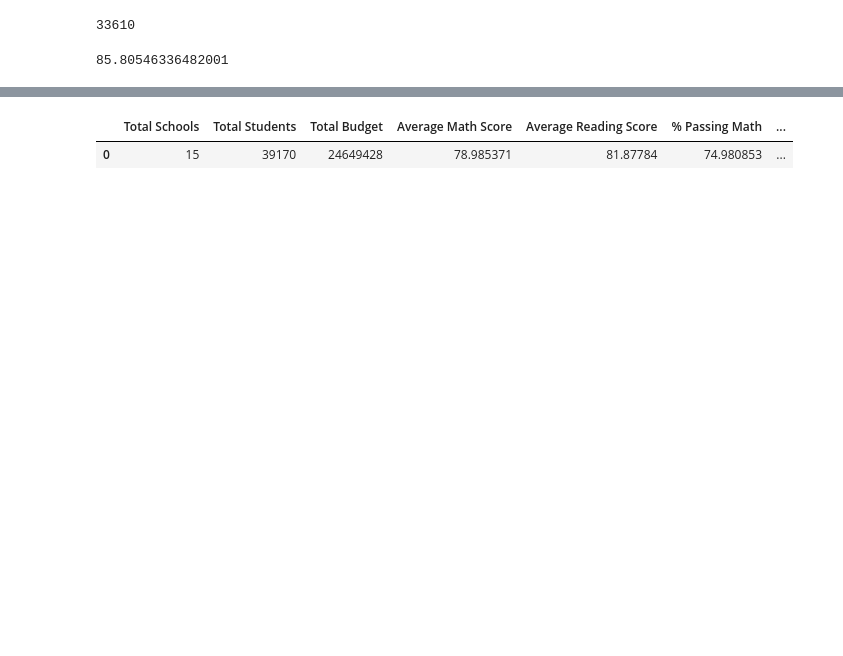
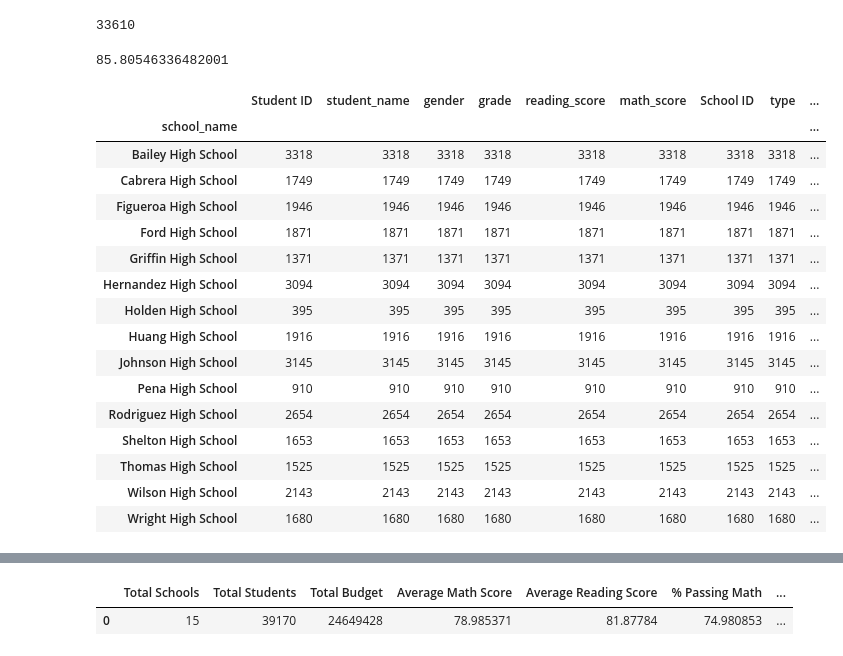
Before and after one commit to Terra999/pandas-challenge, a Jupyter notebook: PyCitySchools/PyCitySchools.ipynb, the cells around one changed output, grey strips where cells are left out. Saved outputs shown, nothing was run; the diff lists cells and outputs as text; code cells hidden in the pictures; blank space fills up the shorter version.

```diff
--- a/PyCitySchools/PyCitySchools.ipynb
+++ b/PyCitySchools/PyCitySchools.ipynb
@@ -72,3 +58,7 @@ student_count_unique_df = school_data_renamed_df["Student ID"].nunique()
 student_count_unique_df
 # %% [output]
 39170
+# %%
+#Trying a new method to get number of students with passing scores by dropping the non-passing scores.
+passing_math_dropped_df = school_data_complete.drop(school_data_complete[school_data_complete.math_score < 70].index)
+passing_math_dropped_df
@@ -118,3 +119,24 @@ percent_passing_reading_df = (passing_reading_unique_df/student_count_unique_df)
 percent_passing_reading_df
 # %% [output]
 85.80546336482001
+# %%
+grouped_math_df = passing_math_dropped_df.groupby("school_name")
+grouped_math_df.count()
+# %% [output]
+|  | Student ID | student_name | gender | grade | reading_score | math_score | School ID | type | ... |
+| school_name |  |  |  |  |  |  |  |  | ... |
+| Bailey High School | 3318 | 3318 | 3318 | 3318 | 3318 | 3318 | 3318 | 3318 | ... |
+| Cabrera High School | 1749 | 1749 | 1749 | 1749 | 1749 | 1749 | 1749 | 1749 | ... |
+| Figueroa High School | 1946 | 1946 | 1946 | 1946 | 1946 | 1946 | 1946 | 1946 | ... |
+| Ford High School | 1871 | 1871 | 1871 | 1871 | 1871 | 1871 | 1871 | 1871 | ... |
+| Griffin High School | 1371 | 1371 | 1371 | 1371 | 1371 | 1371 | 1371 | 1371 | ... |
+| Hernandez High School | 3094 | 3094 | 3094 | 3094 | 3094 | 3094 | 3094 | 3094 | ... |
+| Holden High School | 395 | 395 | 395 | 395 | 395 | 395 | 395 | 395 | ... |
+| Huang High School | 1916 | 1916 | 1916 | 1916 | 1916 | 1916 | 1916 | 1916 | ... |
+| Johnson High School | 3145 | 3145 | 3145 | 3145 | 3145 | 3145 | 3145 | 3145 | ... |
+| Pena High School | 910 | 910 | 910 | 910 | 910 | 910 | 910 | 910 | ... |
+| Rodriguez High School | 2654 | 2654 | 2654 | 2654 | 2654 | 2654 | 2654 | 2654 | ... |
+| Shelton High School | 1653 | 1653 | 1653 | 1653 | 1653 | 1653 | 1653 | 1653 | ... |
+| Thomas High School | 1525 | 1525 | 1525 | 1525 | 1525 | 1525 | 1525 | 1525 | ... |
+| Wilson High School | 2143 | 2143 | 2143 | 2143 | 2143 | 2143 | 2143 | 2143 | ... |
+| Wright High School | 1680 | 1680 | 1680 | 1680 | 1680 | 1680 | 1680 | 1680 | ... |
```
Also changed, not shown: parts of 31 cells of this notebook.
